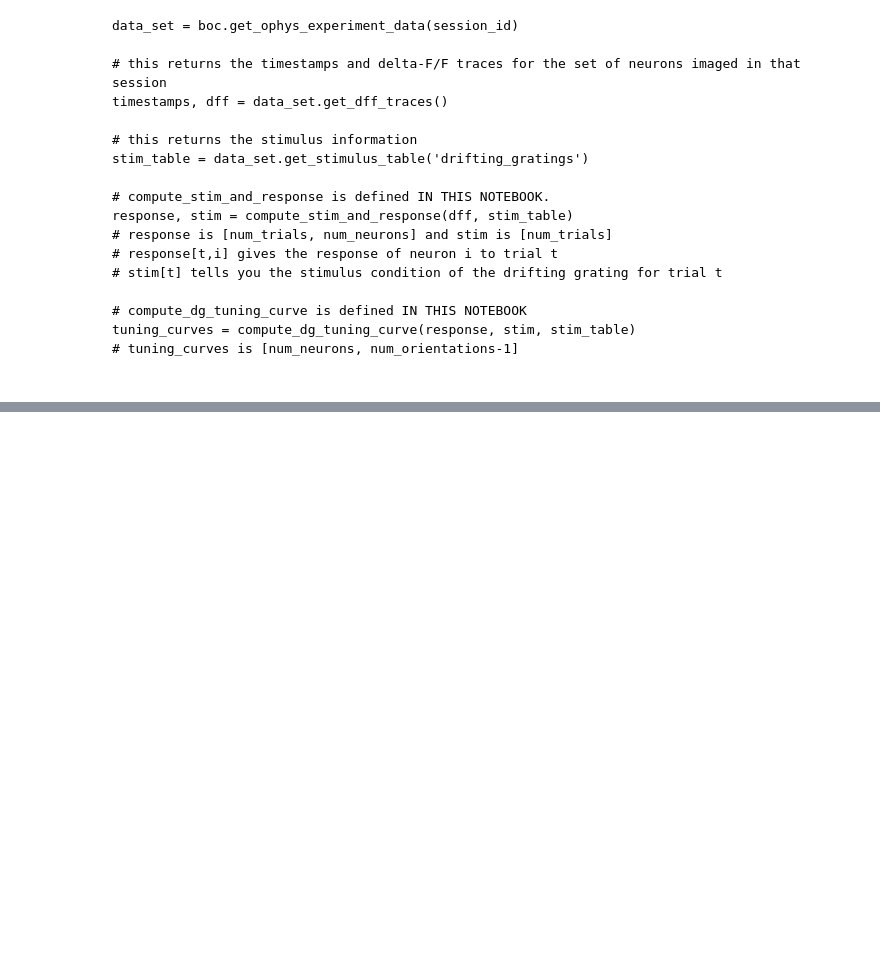
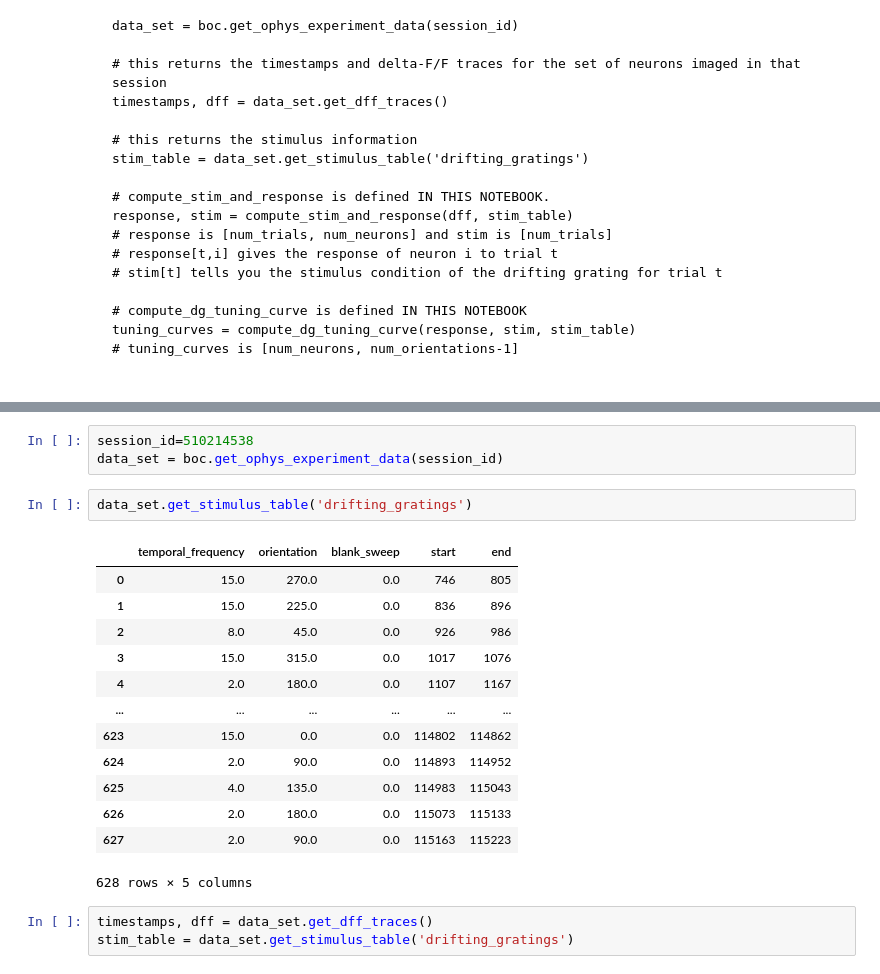
Before and after one commit to KunakaDK/TReND-CaMinA, a Jupyter notebook: notebooks/Kenya26/03-04-AllenTutorial/project_templates/Photon_DriftingG.ipynb, the cells around one changed output, grey strips where cells are left out. Saved outputs shown, nothing was run; the diff lists cells and outputs as text; blank space fills up the shorter version.

```diff
--- a/notebooks/Kenya26/03-04-AllenTutorial/project_templates/Photon_DriftingG.ipynb
+++ b/notebooks/Kenya26/03-04-AllenTutorial/project_templates/Photon_DriftingG.ipynb
@@ -286,0 +345,22 @@ get_experiment_session_list()
+# %%
+session_id=510214538
+data_set = boc.get_ophys_experiment_data(session_id)
+# %%
+data_set.get_stimulus_table('drifting_gratings')
+# %% [output]
+|  | temporal_frequency | orientation | blank_sweep | start | end |
+| 0 | 15.0 | 270.0 | 0.0 | 746 | 805 |
+| 1 | 15.0 | 225.0 | 0.0 | 836 | 896 |
+| 2 | 8.0 | 45.0 | 0.0 | 926 | 986 |
+| 3 | 15.0 | 315.0 | 0.0 | 1017 | 1076 |
+| 4 | 2.0 | 180.0 | 0.0 | 1107 | 1167 |
+| ... | ... | ... | ... | ... | ... |
+| 623 | 15.0 | 0.0 | 0.0 | 114802 | 114862 |
+| 624 | 2.0 | 90.0 | 0.0 | 114893 | 114952 |
+| 625 | 4.0 | 135.0 | 0.0 | 114983 | 115043 |
+| 626 | 2.0 | 180.0 | 0.0 | 115073 | 115133 |
+| 627 | 2.0 | 90.0 | 0.0 | 115163 | 115223 |
+628 rows × 5 columns
+# %%
+timestamps, dff = data_set.get_dff_traces()
+stim_table = data_set.get_stimulus_table('drifting_gratings')
```
Also changed, not shown: parts of 26 cells of this notebook.
